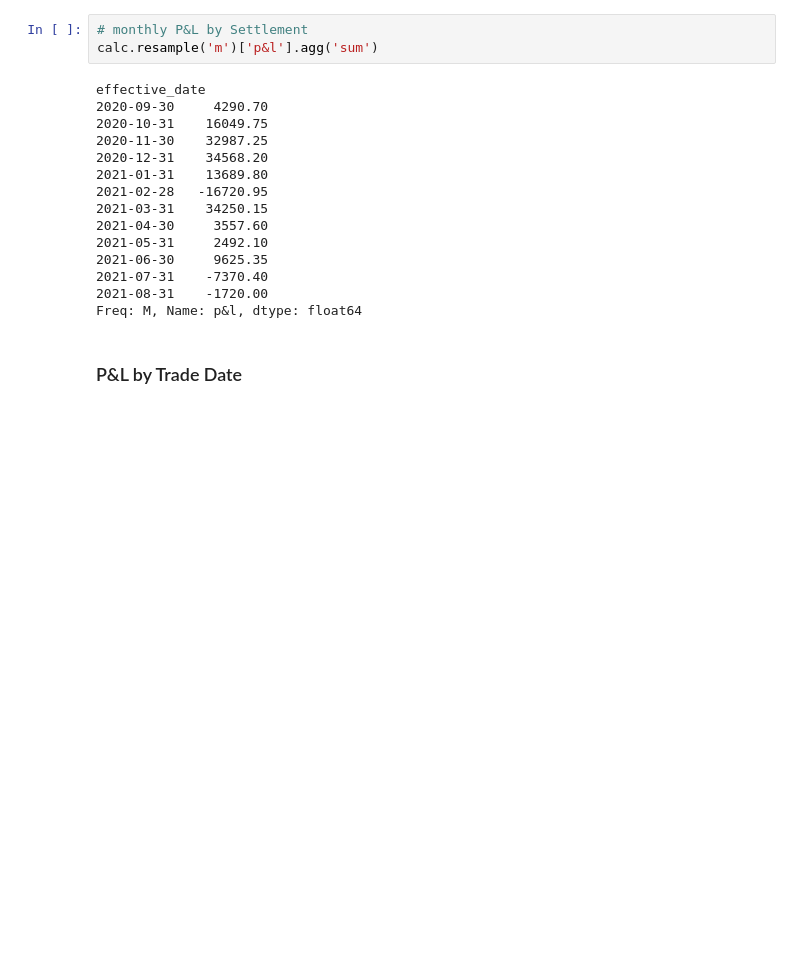
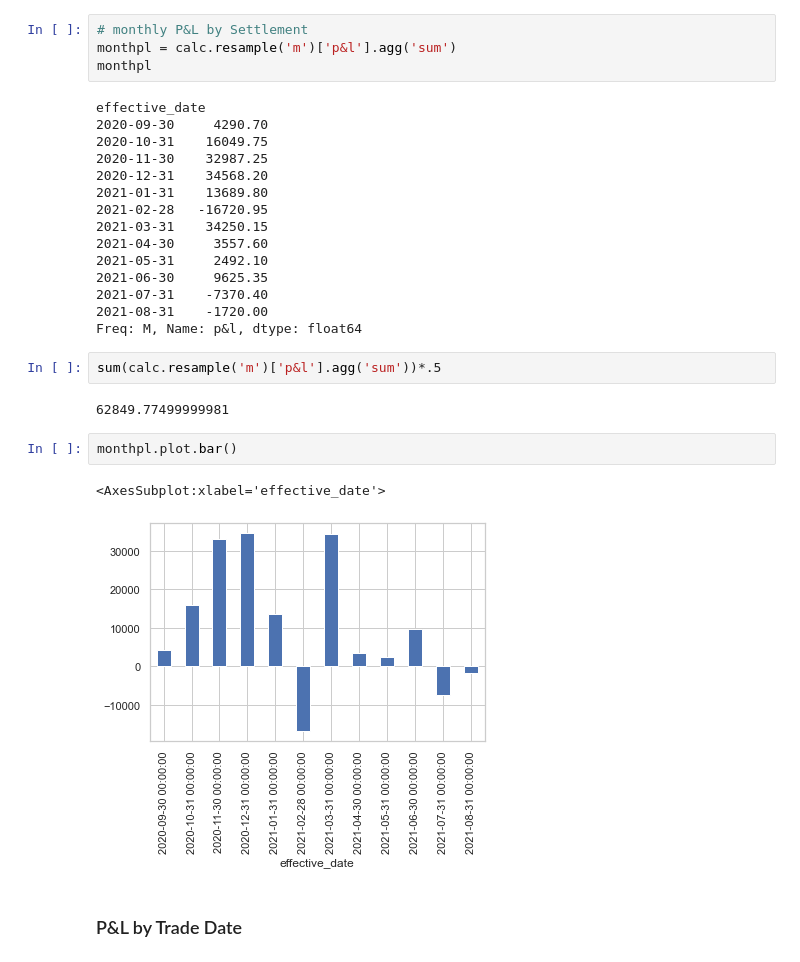
Before and after one commit to albertopuentes/small-side-projects, a Jupyter notebook: Sample_Trade_History_Monitor.ipynb, the cells around one changed output. Cells and saved outputs as stored; diff of their text form; blank space fills up the shorter version.

```diff
--- a/Sample_Trade_History_Monitor.ipynb
+++ b/Sample_Trade_History_Monitor.ipynb
@@ -391,7 +393,8 @@ calc[calc['action']=='Sale Cancellation']
 calc = calc.set_index('effective_date')
 # %%
 # monthly P&L by Settlement
-calc.resample('m')['p&l'].agg('sum')
+monthpl = calc.resample('m')['p&l'].agg('sum')
+monthpl
 # %% [output]
 effective_date
 2020-09-30     4290.70
@@ -407,6 +410,15 @@ effective_date
 2021-07-31    -7370.40
 2021-08-31    -1720.00
 Freq: M, Name: p&l, dtype: float64
+# %%
+sum(calc.resample('m')['p&l'].agg('sum'))*.5
+# %% [output]
+62849.77499999981
+# %%
+monthpl.plot.bar()
+# %% [output]
+<AxesSubplot:xlabel='effective_date'>
+[figure, added]
 # %% [markdown]
 ### P&L by Trade Date
 # %%
```
Also changed, not shown: parts of 3 cells of this notebook.
